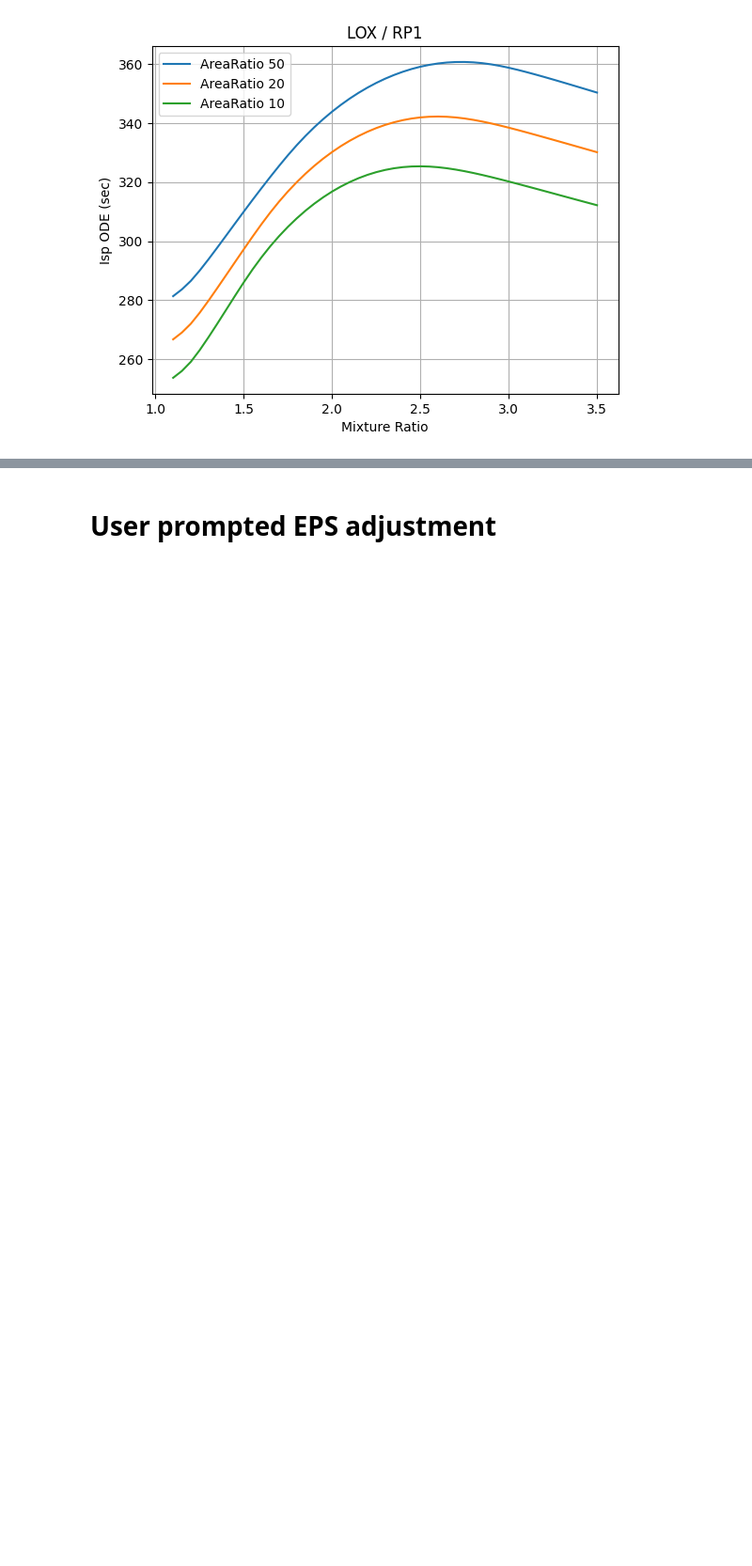
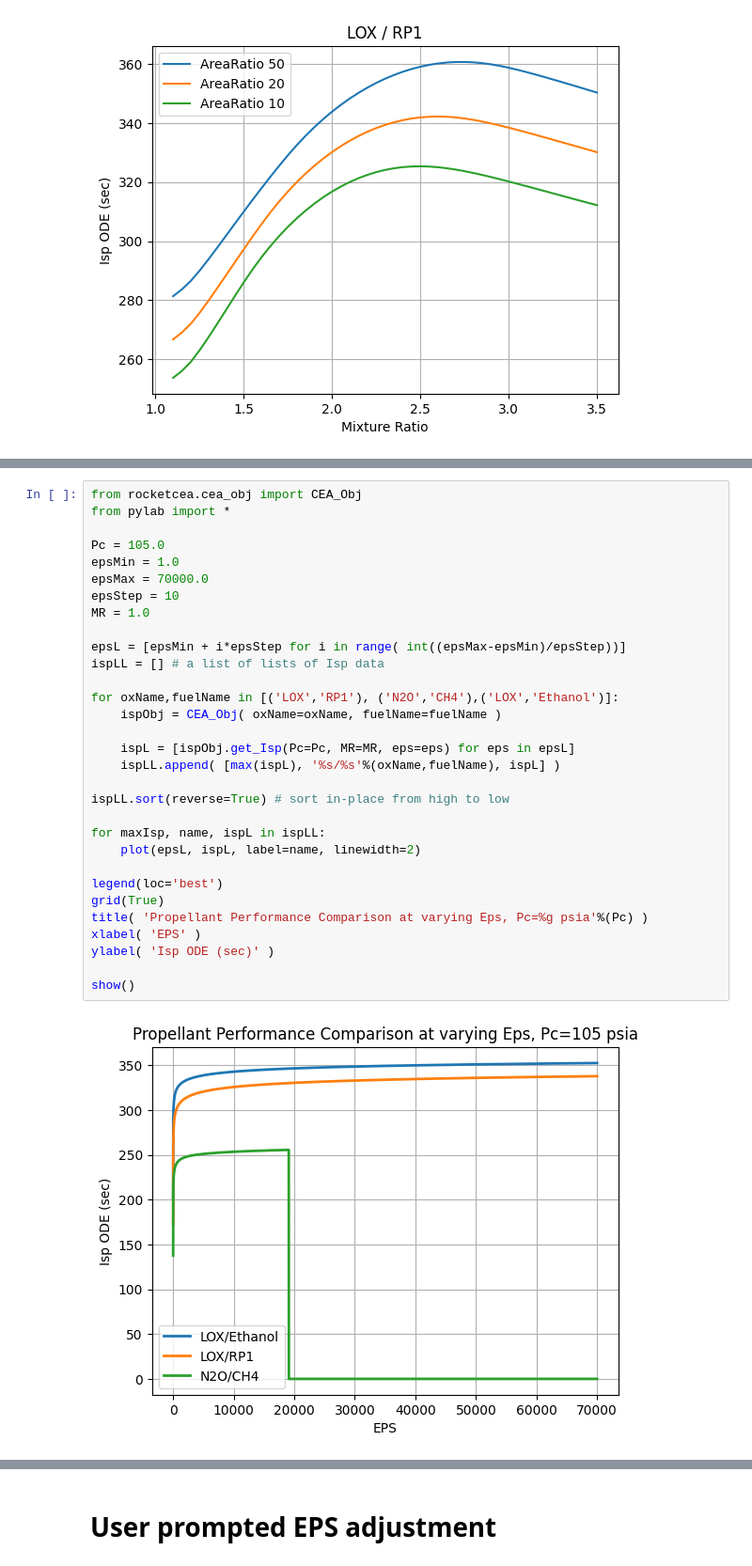
Before and after one commit to 2d1ff1cult/UNLV_SEDS_SPARK2, a Jupyter notebook: RocketCEA.ipynb, the cells around one changed output, grey strips where cells are left out. Shown at 94% size. Drawn from its saved outputs; the diff is of its cells as text; blank space fills up the shorter version.

```diff
--- a/RocketCEA.ipynb
+++ b/RocketCEA.ipynb
@@ -153,2 +171,35 @@ show()
+# %%
+from rocketcea.cea_obj import CEA_Obj
+from pylab import *
+
+Pc = 105.0
+epsMin = 1.0
+epsMax = 70000.0
+epsStep = 10
+MR = 1.0
+
+epsL = [epsMin + i*epsStep for i in range( int((epsMax-epsMin)/epsStep))]
+ispLL = [] # a list of lists of Isp data
+
+for oxName,fuelName in [('LOX','RP1'), ('N2O','CH4'),('LOX','Ethanol')]:
+    ispObj = CEA_Obj( oxName=oxName, fuelName=fuelName )
+
+    ispL = [ispObj.get_Isp(Pc=Pc, MR=MR, eps=eps) for eps in epsL]
+    ispLL.append( [max(ispL), '%s/%s'%(oxName,fuelName), ispL] )
+
+ispLL.sort(reverse=True) # sort in-place from high to low
+
+for maxIsp, name, ispL in ispLL:
+    plot(epsL, ispL, label=name, linewidth=2)
+
+legend(loc='best')
+grid(True)
+title( 'Propellant Performance Comparison at varying Eps, Pc=%g psia'%(Pc) )
+xlabel( 'EPS' )
+ylabel( 'Isp ODE (sec)' )
+
+show()
+# %% [output]
+[figure, added]
 # %% [markdown]
 # O/F vs. Isp with sliders
```
Also changed, not shown: parts of 21 cells of this notebook.
